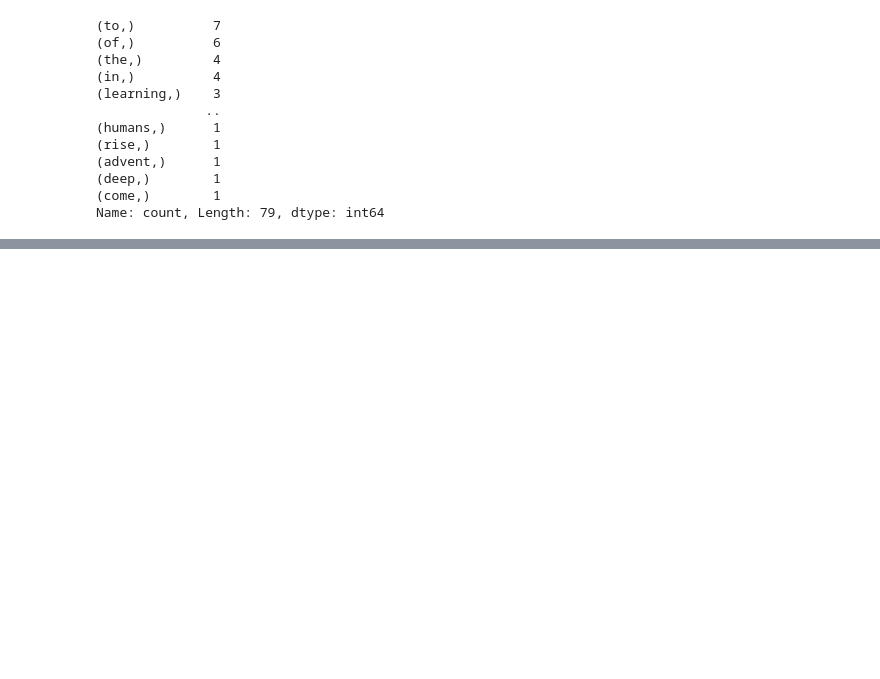
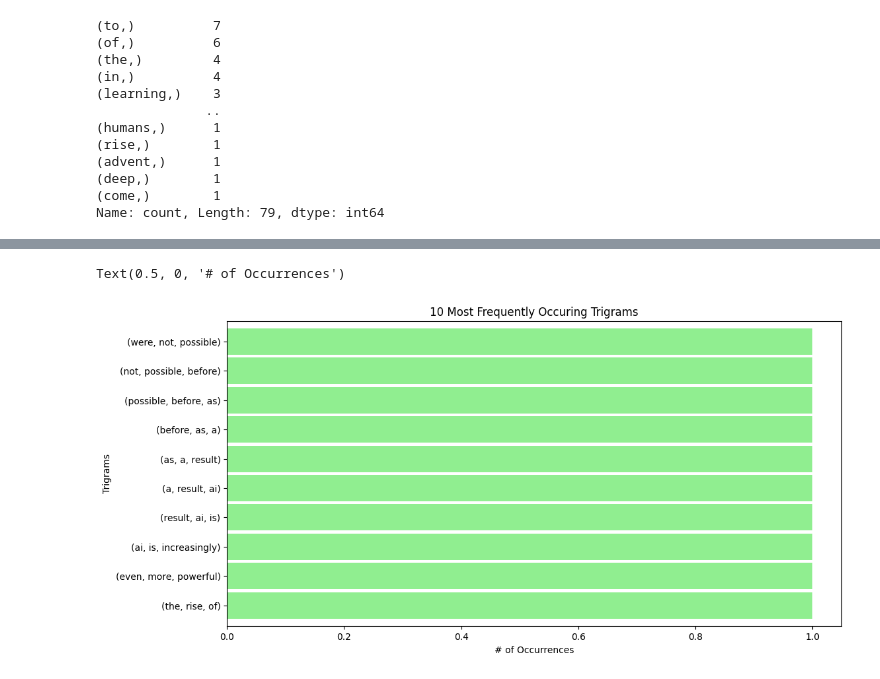
Before and after one commit to COANelmejor/introtonlp-365, a Jupyter notebook: tries/2.8 N-grams 20250907.ipynb, the cells around one changed output, grey strips where cells are left out. Saved outputs shown, nothing was run; the diff lists cells and outputs as text; code cells hidden in the pictures; blank space fills up the shorter version.

```diff
--- a/tries/2.8 N-grams 20250907.ipynb
+++ b/tries/2.8 N-grams 20250907.ipynb
@@ -33,0 +59,3 @@ Text(0.5, 1.0, '10 Most Frequently Occuring Unigrams')
+# %%
+trigrams = (pd.Series(nltk.ngrams(tokens, 3))).value_counts()
+print(trigrams[:10])
@@ -33,0 +74,8 @@ Text(0.5, 1.0, '10 Most Frequently Occuring Unigrams')
+# %%
+trigrams[:10].sort_values().plot.barh(color='lightgreen', width=0.9, figsize=(12, 6))
+plt.title('10 Most Frequently Occuring Trigrams')
+plt.ylabel('Trigrams')
+plt.xlabel('# of Occurrences')
+# %% [output]
+Text(0.5, 0, '# of Occurrences')
+[figure, added]
```
Also changed, not shown: parts of 4 cells of this notebook, 1 other file.
